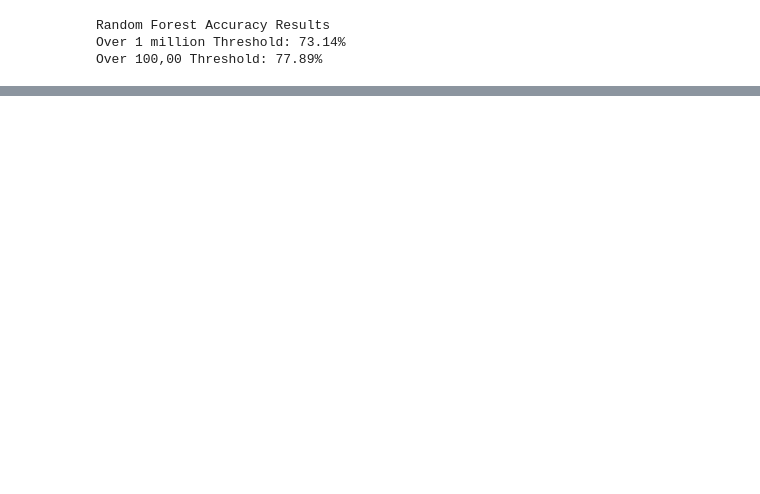
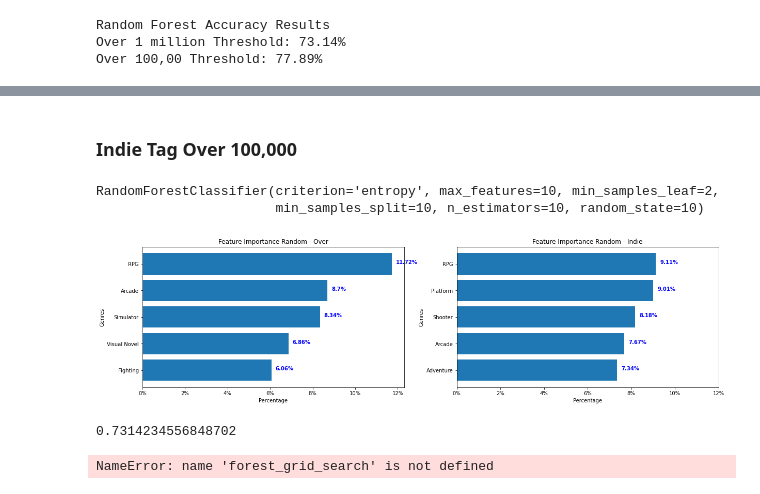
Before and after one commit to Tommyphung1/Predicting-Video-Games-Profit-with-Genres, a Jupyter notebook: Final_Notebook.ipynb, the cells around one changed output, grey strips where cells are left out. Drawn from its saved outputs; the diff is of its cells as text; code cells hidden in the pictures; blank space fills up the shorter version.

```diff
--- a/Final_Notebook.ipynb
+++ b/Final_Notebook.ipynb
@@ -450,5 +392,60 @@ forest_grid_search_4.best_params_
+# %% [markdown]
+### Indie Tag Over 100,000
+# %%
+X_4 = indie_genre_2[indie_genre_2.columns[1:-1]]
+y_4 =  indie_genre_2['Over_.1']
+X_train_4, X_test_4, y_train_4, y_test_4 = train_test_split(X_4, y_4, random_state= 10)
+model_indie = RandomForestClassifier(criterion = 'entropy',max_depth = None, max_features = 10, min_samples_leaf = 2, min_samples_split = 10, n_estimators = 10, random_state = 10)
+model_indie.fit(X_train_4, y_train_4)
+# %% [output]
+RandomForestClassifier(criterion='entropy', max_features=10, min_samples_leaf=2,
+                       min_samples_split=10, n_estimators=10, random_state=10)
+# %%
+random_list_3 = []
+for name, value in zip(model_indie_over.feature_names_in_, model_indie_over.feature_importances_):
+    random_list_3.append((name, round(value*100, 2)))
+random_list_3 = sorted(random_list_3, key= lambda x: x[1])
+
+random_list_4 = []
+for name, value in zip(model_indie.feature_names_in_, model_indie.feature_importances_):
+    random_list_4.append((name, round(value*100, 2)))
+random_list_4 = sorted(random_list_4, key= lambda x: x[1])
+# %%
+fig,ax = plt.subplots(ncols= 2, figsize = (20, 5))
+
+x_feat = [x[0] for x in random_list_3]
+y_feat = [x[1] for x in random_list_3]
+xlabel = ['{}%'.format(x) for x in np.arange(0,14,2)]
+ax[0].barh(x_feat[18:24], y_feat[18:24])
+ax[0].set_title('Feature Importance Random - Over')
+
+ax[0].set_xticks(np.arange(0,14,2));
+ax[0].set_xticklabels(xlabel);
+ax[0].set_ylabel('Genres');
+ax[0].set_xlabel('Percentage');
+
+for i, v in enumerate(y_feat[18:24]):
+    ax[0].text(v + .2, i, str(v) + '%', color='blue', fontweight='bold')
+
+
+x_feat_2 = [x[0] for x in random_list_4]
+y_feat_2 = [x[1] for x in random_list_4]
+ax[1].barh(x_feat_2[18:24], y_feat_2[18:24])
+ax[1].set_title('Feature Importance Random - Indie')
+ax[1].set_xticks(np.arange(0,14,2));
+ax[1].set_xticklabels(xlabel);
+ax[1].set_ylabel('Genres');
+ax[1].set_xlabel('Percentage');
+
+for i, v in enumerate(y_feat_2[18:24]):
+    ax[1].text(v + .2, i, str(v) + '%', color='blue', fontweight='bold')
+# %% [output]
+[figure, added]
 # %%
-print(forest_grid_search.score(X_test, y_test))
-print(forest_grid_search_2.score(X_test_2, y_test_2))
-print(forest_grid_search_3.score(X_test_3, y_test_3))
-print(forest_grid_search_4.score(X_test_4, y_test_4))
+print(random.score(X_test, y_test))    ### Over 1 Default Random
+print(forest_grid_search.score(X_test, y_test))   ### Over 1 Gridsearch Random
+print(model_indie_over.score(X_test_3, y_test_3))   ### Over 1 Gridsearch Indie
+print(model_indie.score(X_test_4, y_test_4))   ### Over .1 Gridseach Indie
+# %% [output]
+0.7314234556848702
+NameError: name 'forest_grid_search' is not defined
```
Also changed, not shown: parts of 22 cells of this notebook, 1 other file.
